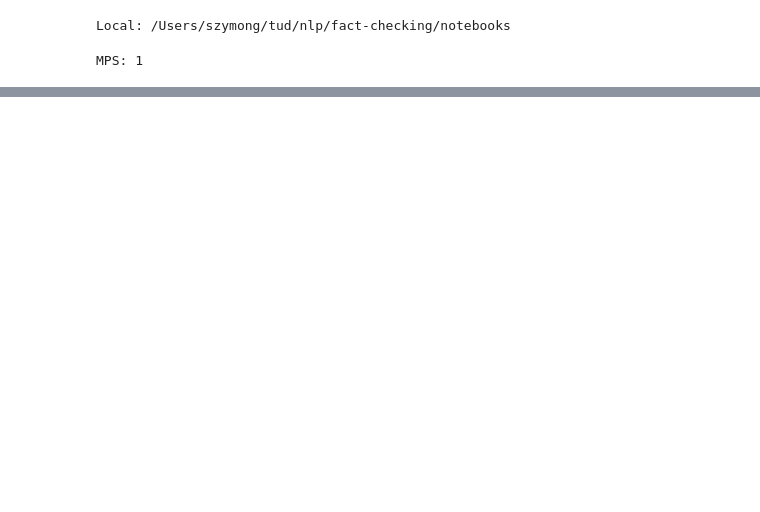
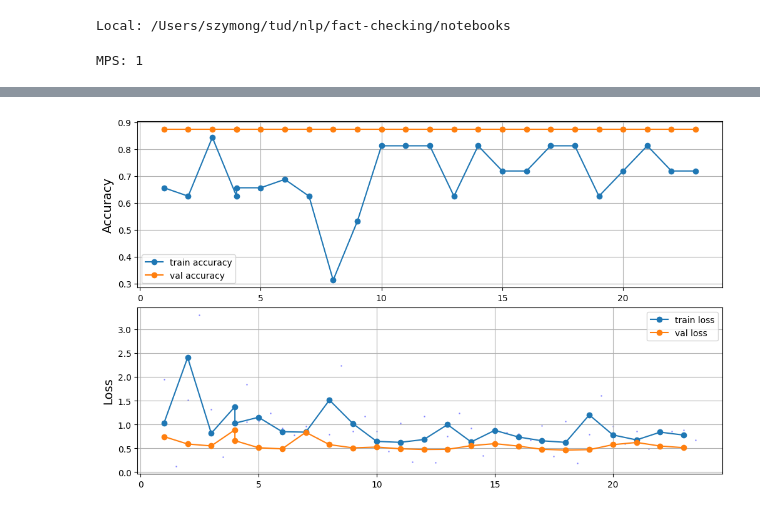
Before and after one commit to sgol13/tudelft-nlp-fact-checking, a Jupyter notebook: notebooks/gpt2_basic.ipynb, the cells around one changed output, grey strips where cells are left out. Cells and saved outputs as stored; diff of their text form; code cells hidden in the pictures; blank space fills up the shorter version.

```diff
--- a/notebooks/gpt2_basic.ipynb
+++ b/notebooks/gpt2_basic.ipynb
@@ -111,0 +85,5 @@ Removed: epoch_11
+# %%
+%autoreload
+training._stats_manager.plot()
+# %% [output]
+[figure, added]
```
Also changed, not shown: parts of 2 cells of this notebook, 5 other files.
